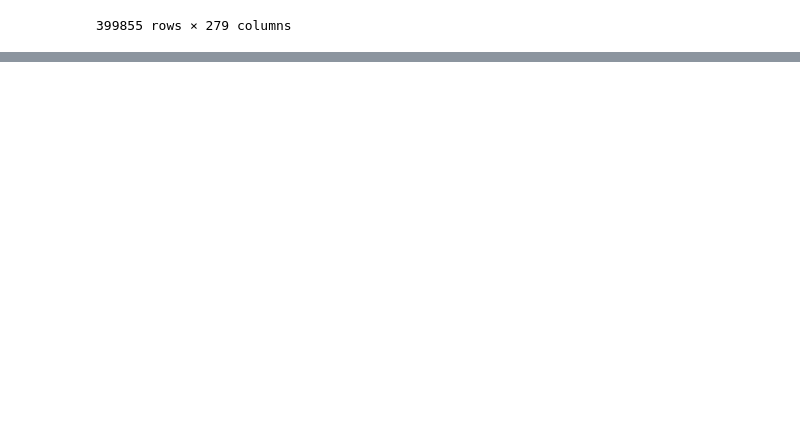
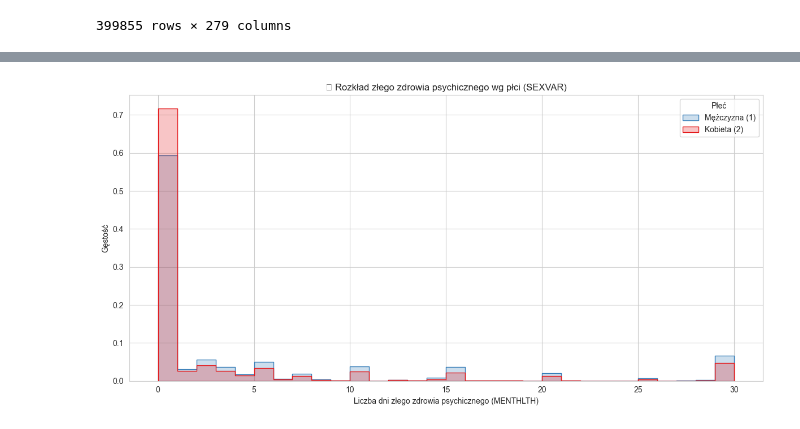
Before and after one commit to AdamWavv/DataMining, a Jupyter notebook: project/main.ipynb, the cells around one changed output, grey strips where cells are left out. Saved outputs shown, nothing was run; the diff lists cells and outputs as text; code cells hidden in the pictures; blank space fills up the shorter version.

```diff
--- a/project/main.ipynb
+++ b/project/main.ipynb
@@ -210,0 +215,34 @@ df
+# %%
+import matplotlib.pyplot as plt
+import seaborn as sns
+
+# Zakładamy, że zmienne są już oczyszczone (MENTHLTH numeryczna, bez 77/99/NaN)
+df_plot = df.copy()
+df_plot = df_plot.sort_values(by='MENTHLTH')
+
+# Przygotowanie danych: usunięcie braków
+df_plot = df[['MENTHLTH', 'SEXVAR']].dropna()
+
+# Histogram: rozkład liczby dni złego samopoczucia wg płci
+plt.figure(figsize=(12, 6))
+sns.histplot(
+    data=df_plot,
+    x="MENTHLTH",
+    hue="SEXVAR",
+    bins=30,
+    element="step",
+    stat="density",
+    common_norm=False,
+    palette="Set1"
+)
+
+# Oś X i legenda
+plt.xlabel("Liczba dni złego zdrowia psychicznego (MENTHLTH)")
+plt.ylabel("Gęstość")
+plt.title("🔍 Rozkład złego zdrowia psychicznego wg płci (SEXVAR)")
+plt.legend(title="Płeć", labels=["Mężczyzna (1)", "Kobieta (2)"])
+sns.set_style("whitegrid")
+plt.tight_layout()
+plt.show()
+# %% [output]
+[figure, added]
```
Also changed, not shown: parts of 6 cells of this notebook.
